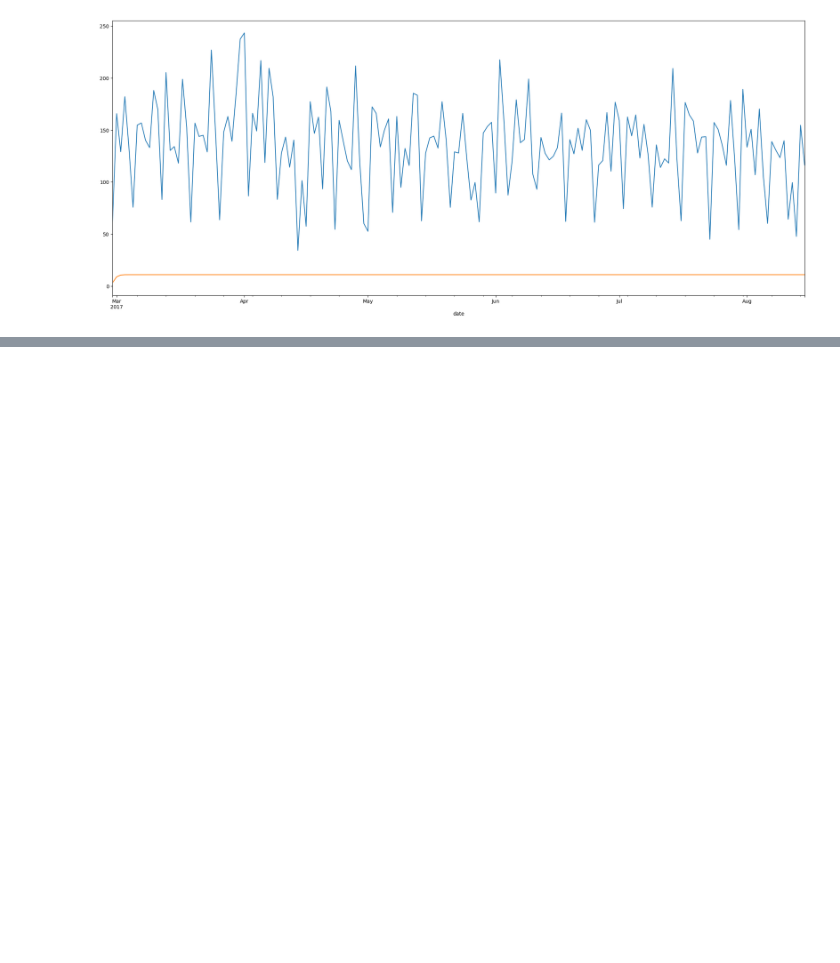
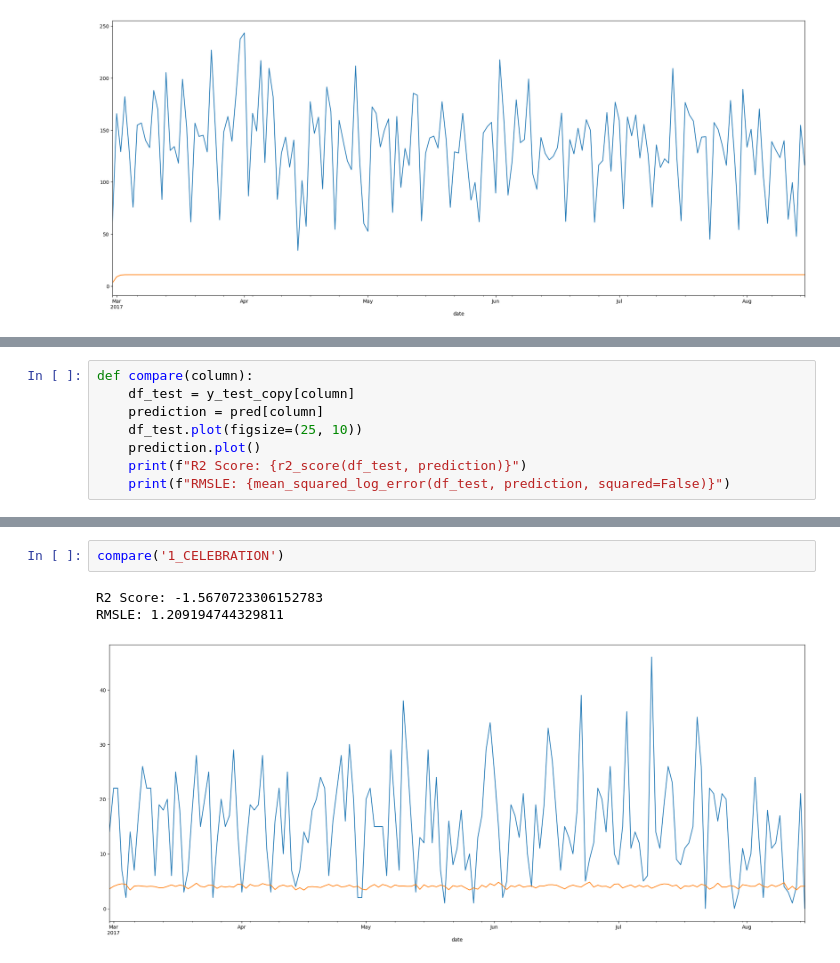
Before and after one commit to Nasibul/e-commerce, a Jupyter notebook: Advanced ARIMA/RNN & LSTM.ipynb, the cells around one changed output, grey strips where cells are left out. Drawn from its saved outputs; the diff is of its cells as text; blank space fills up the shorter version.

```diff
--- a/Advanced ARIMA/RNN & LSTM.ipynb
+++ b/Advanced ARIMA/RNN & LSTM.ipynb
@@ -731,0 +733,8 @@ RMSLE: 2.3927565185972277
+# %%
+def compare(column):
+    df_test = y_test_copy[column]
+    prediction = pred[column]
+    df_test.plot(figsize=(25, 10))
+    prediction.plot()
+    print(f"R2 Score: {r2_score(df_test, prediction)}")
+    print(f"RMSLE: {mean_squared_log_error(df_test, prediction, squared=False)}")
@@ -731,0 +837,6 @@ RMSLE: 2.3927565185972277
+# %%
+compare('1_CELEBRATION')
+# %% [output]
+R2 Score: -1.5670723306152783
+RMSLE: 1.209194744329811
+[figure, added]
```
Also changed, not shown: parts of 9 cells of this notebook, 17 other files.
